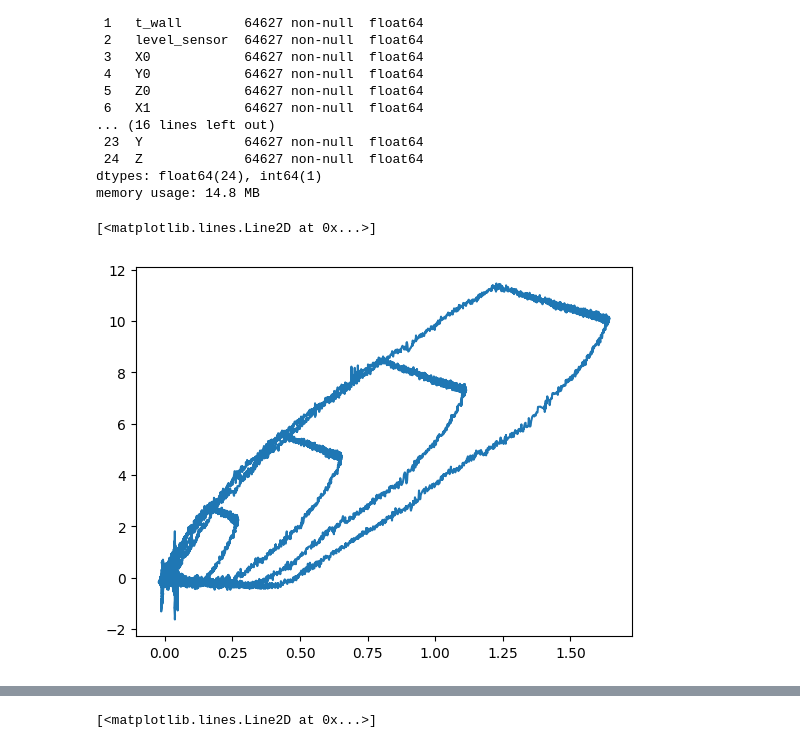
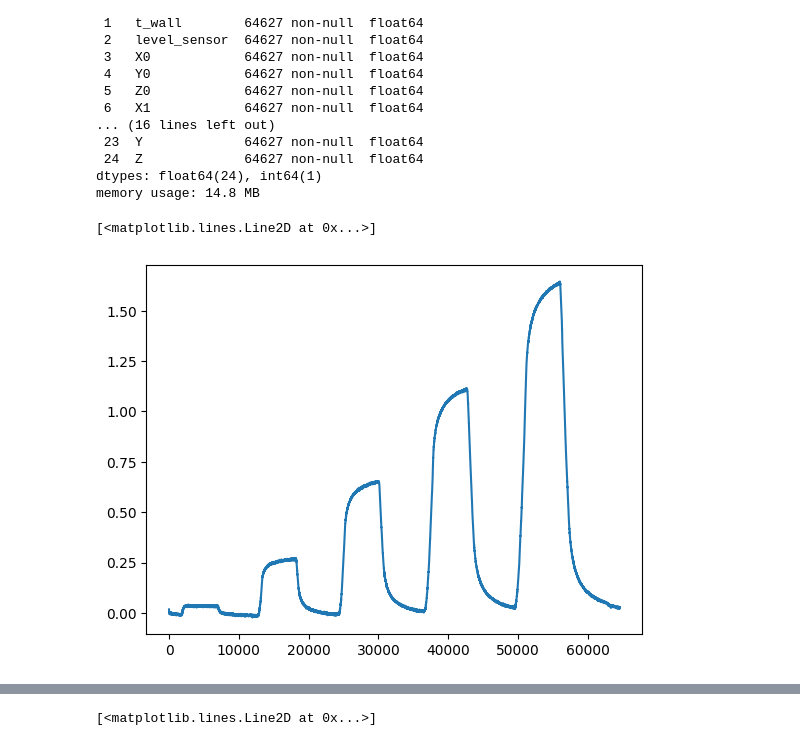
Before and after one commit to LowiekVDS/High-Resolution-Three-axis-Force-Sensing-for-Robotic-Fingertips, a Jupyter notebook: notebooks/hysteresis.ipynb, the cells around one changed output, grey strips where cells are left out. Drawn from its saved outputs; the diff is of its cells as text; code cells hidden in the pictures.

```diff
--- a/notebooks/hysteresis.ipynb
+++ b/notebooks/hysteresis.ipynb
@@ -48,7 +48,7 @@ Data columns (total 25 columns):
 dtypes: float64(24), int64(1)
 memory usage: 14.8 MB
 # %%
-plt.plot(normal_force_df['Z2'], normal_force_df['F_z'])
+plt.plot(normal_force_df['Z2'])
 # %% [output]
 [<matplotlib.lines.Line2D at 0x...>]
-[figure, old version]
+[figure, new version]
```
Also changed, not shown: parts of 6 cells of this notebook, 5 other files.
